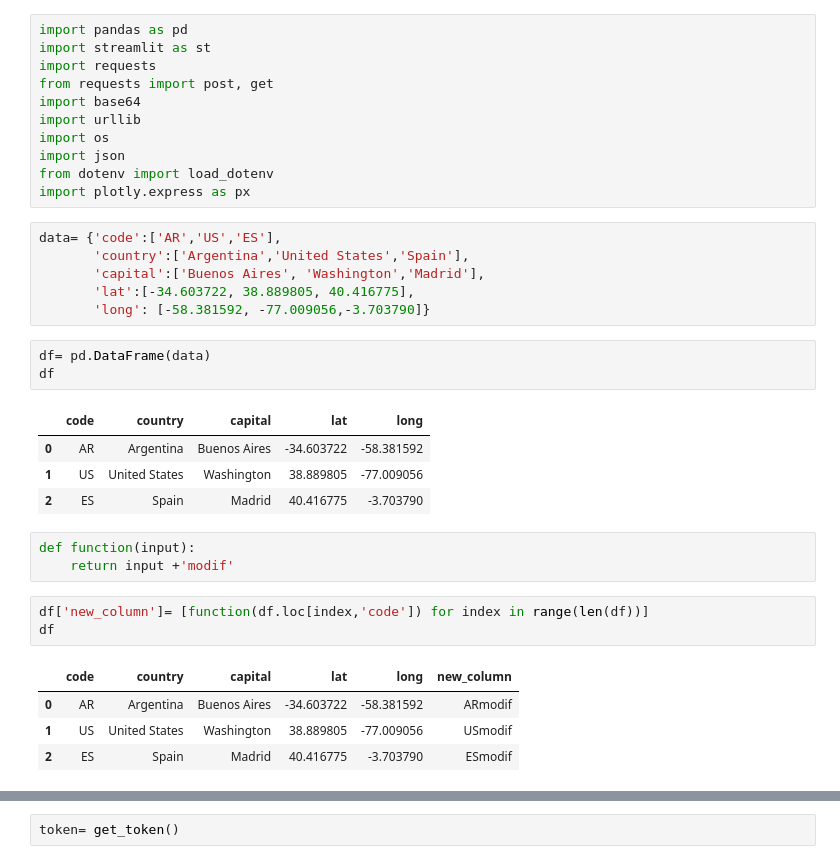
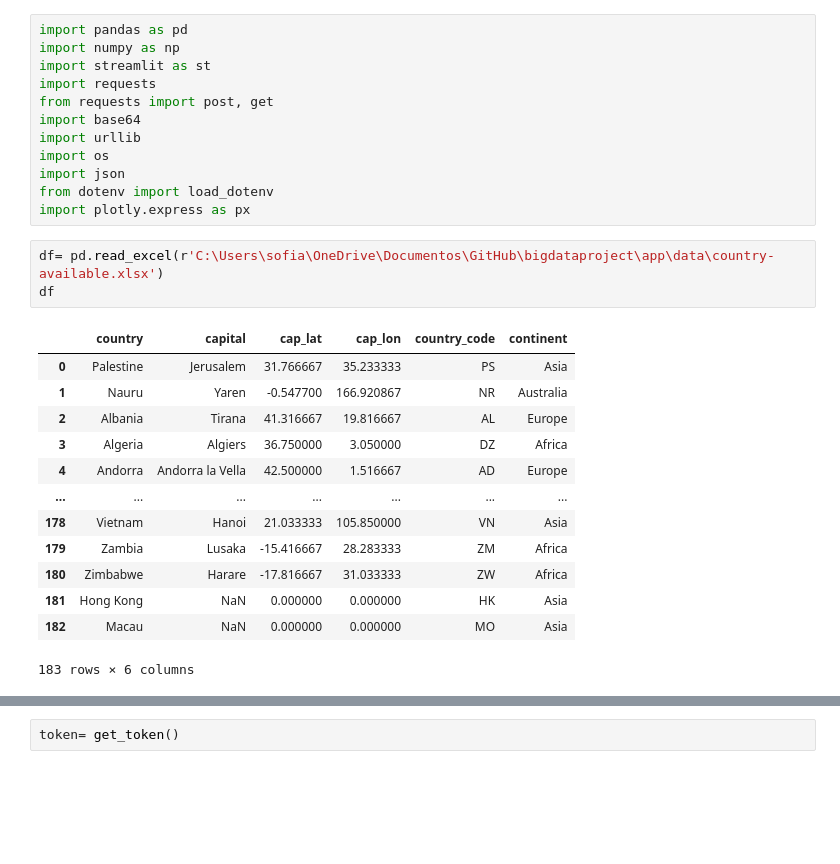
Before and after one commit to vananh-ng/bigdataproject, a Jupyter notebook: Sofi-test.ipynb, the cells around one changed output, grey strips where cells are left out. Saved outputs shown, nothing was run; the diff lists cells and outputs as text; blank space fills up the shorter version.

```diff
--- a/Sofi-test.ipynb
+++ b/Sofi-test.ipynb
@@ -1,5 +1,6 @@
 # %%
 import pandas as pd
+import numpy as np
 import streamlit as st
 import requests
 from requests import post, get
@@ -9,31 +10,23 @@ import os
 import json
 from dotenv import load_dotenv
 import plotly.express as px
-# %%
-data= {'code':['AR','US','ES'],
-       'country':['Argentina','United States','Spain'],
-       'capital':['Buenos Aires', 'Washington','Madrid'],
-       'lat':[-34.603722, 38.889805, 40.416775],
-       'long': [-58.381592, -77.009056,-3.703790]}
-# %%
-df= pd.DataFrame(data)
-df
-# %% [output]
-|  | code | country | capital | lat | long |
-| 0 | AR | Argentina | Buenos Aires | -34.603722 | -58.381592 |
-| 1 | US | United States | Washington | 38.889805 | -77.009056 |
-| 2 | ES | Spain | Madrid | 40.416775 | -3.703790 |
-# %%
-def function(input):
-    return input +'modif'
-# %%
-df['new_column']= [function(df.loc[index,'code']) for index in range(len(df))]
-df
-# %% [output]
-|  | code | country | capital | lat | long | new_column |
-| 0 | AR | Argentina | Buenos Aires | -34.603722 | -58.381592 | ARmodif |
-| 1 | US | United States | Washington | 38.889805 | -77.009056 | USmodif |
-| 2 | ES | Spain | Madrid | 40.416775 | -3.703790 | ESmodif |
+# %%
+df= pd.read_excel(r'C:\Users\sofia\OneDrive\Documentos\GitHub\bigdataproject\app\data\country-available.xlsx')
+df
+# %% [output]
+|  | country | capital | cap_lat | cap_lon | country_code | continent |
+| 0 | Palestine | Jerusalem | 31.766667 | 35.233333 | PS | Asia |
+| 1 | Nauru | Yaren | -0.547700 | 166.920867 | NR | Australia |
+| 2 | Albania | Tirana | 41.316667 | 19.816667 | AL | Europe |
+| 3 | Algeria | Algiers | 36.750000 | 3.050000 | DZ | Africa |
+| 4 | Andorra | Andorra la Vella | 42.500000 | 1.516667 | AD | Europe |
+| ... | ... | ... | ... | ... | ... | ... |
+| 178 | Vietnam | Hanoi | 21.033333 | 105.850000 | VN | Asia |
+| 179 | Zambia | Lusaka | -15.416667 | 28.283333 | ZM | Africa |
+| 180 | Zimbabwe | Harare | -17.816667 | 31.033333 | ZW | Africa |
+| 181 | Hong Kong | NaN | 0.000000 | 0.000000 | HK | Asia |
+| 182 | Macau | NaN | 0.000000 | 0.000000 | MO | Asia |
+183 rows × 6 columns
 # %%
 # Spotify Developer Dashboard details
 load_dotenv()
```
Also changed, not shown: parts of 9 cells of this notebook.
